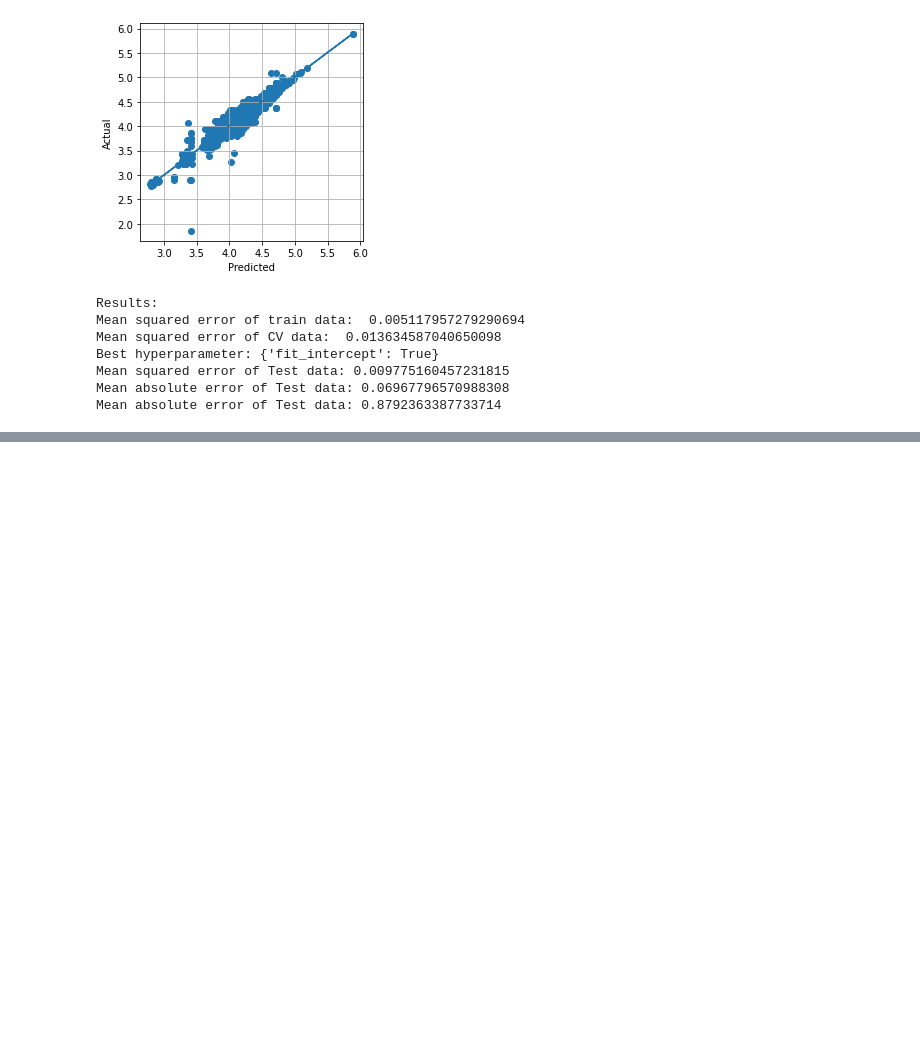
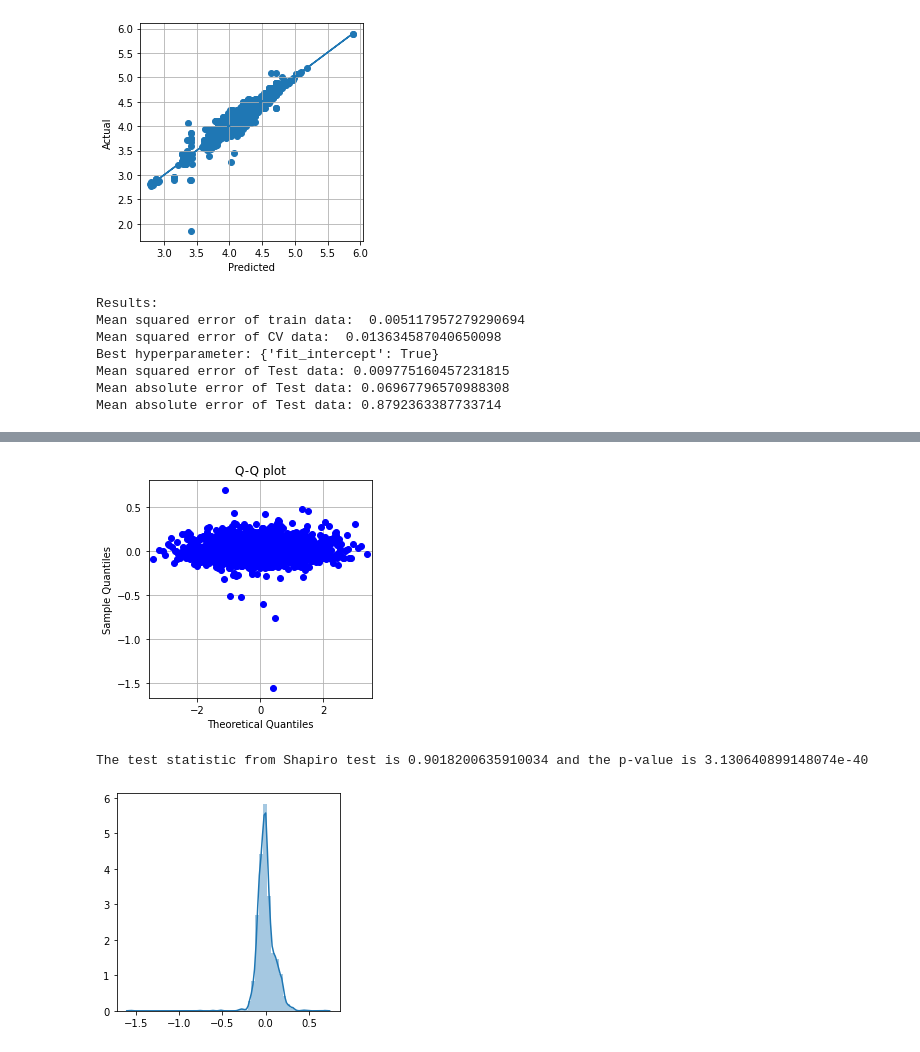
Before and after one commit to asubramaniyan/womens-shoes-price, a Jupyter notebook: womens-shoe-prices-eda.ipynb, the cells around one changed output, grey strips where cells are left out. Saved outputs shown, nothing was run; the diff lists cells and outputs as text; code cells hidden in the pictures; blank space fills up the shorter version.

```diff
--- a/womens-shoe-prices-eda.ipynb
+++ b/womens-shoe-prices-eda.ipynb
@@ -1687,0 +1672,16 @@ X_train
+# %%
+predict_trans = lr_fit.predict(test_data_nobrandoffer_csize)
+residual_trans = y_test_trans- predict_trans
+prob = sm.ProbPlot(residual_trans)
+prob.qqplot()
+plt.gcf().set_size_inches(4, 4)
+plt.grid()
+plt.title("Q-Q plot")
+plt.show()
+sns.distplot(residual_trans)
+plt.gcf().set_size_inches(4, 4)
+print("The test statistic from Shapiro test is {0[0]} and the p-value is {0[1]}".format(shapiro(residual_trans)))
+# %% [output]
+[figure, added]
+The test statistic from Shapiro test is 0.9018200635910034 and the p-value is 3.130640899148074e-40
+[figure, added]
```
Also changed, not shown: parts of 19 cells of this notebook.
